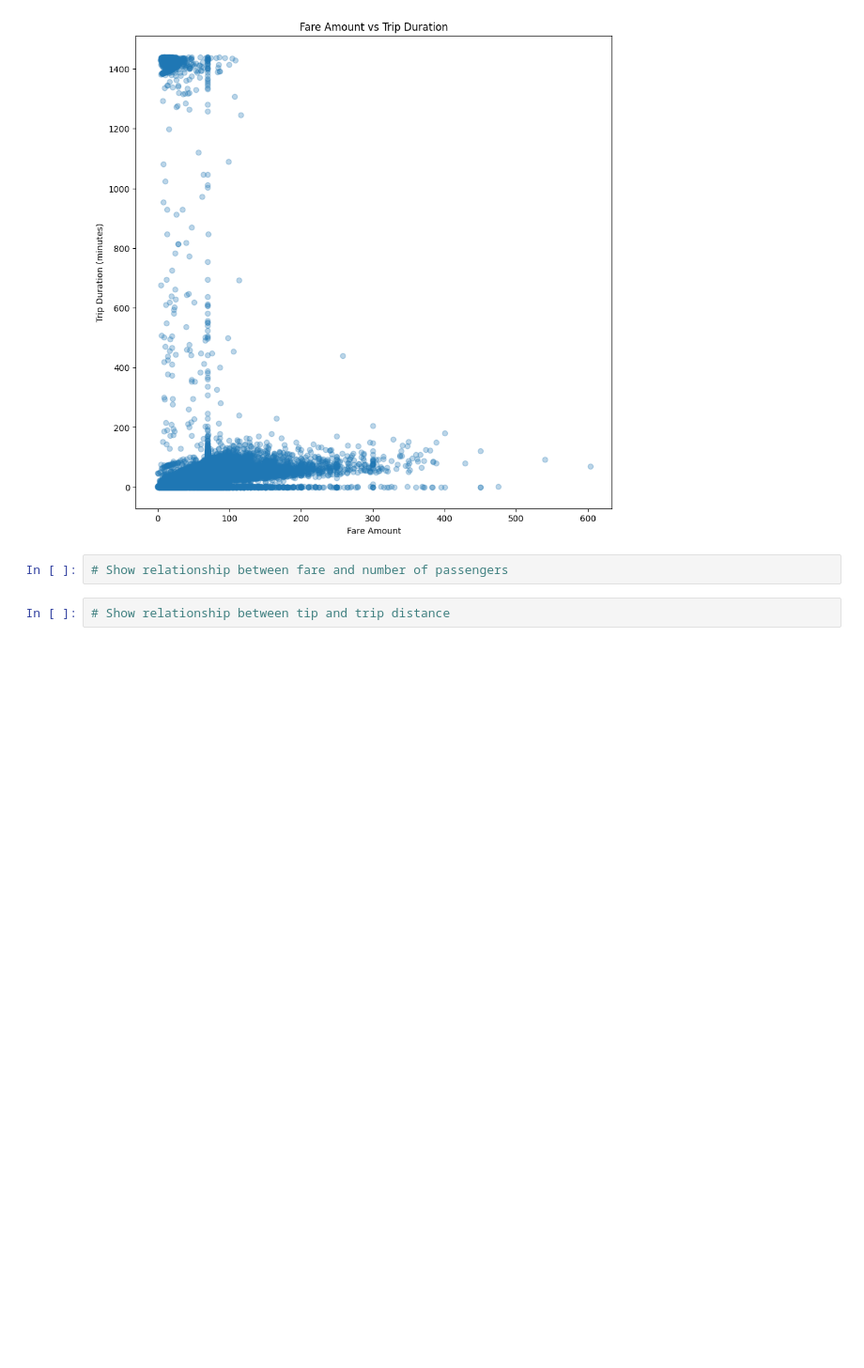
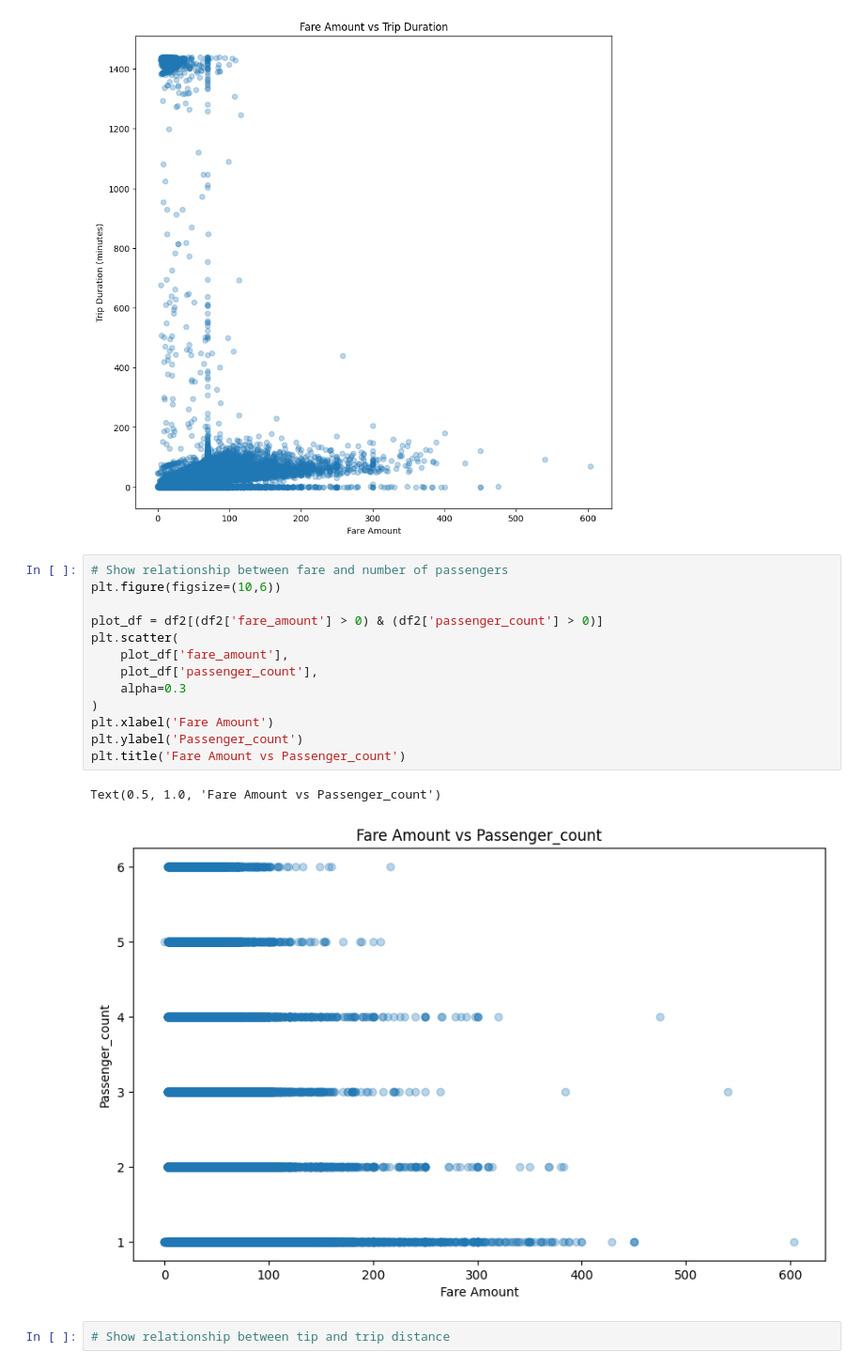
Before and after one commit to srinivasrom/MyStore, a Jupyter notebook: EDA_Assg_NYC_Taxi_Starter_Srinivas_Rompala.ipynb, the cells around one changed output. Shown at 94% size. Saved outputs shown, nothing was run; the diff lists cells and outputs as text; blank space fills up the shorter version.

```diff
--- a/EDA_Assg_NYC_Taxi_Starter_Srinivas_Rompala.ipynb
+++ b/EDA_Assg_NYC_Taxi_Starter_Srinivas_Rompala.ipynb
@@ -971,8 +971,22 @@ plt.title('Fare Amount vs Trip Duration')
 # %% [output]
 Text(0.5, 1.0, 'Fare Amount vs Trip Duration')
 [figure]
-# %%
-# Show relationship between fare and number of passengers
+# %%
+# Show relationship between fare and number of passengers
+plt.figure(figsize=(10,6))
+
+plot_df = df2[(df2['fare_amount'] > 0) & (df2['passenger_count'] > 0)]
+plt.scatter(
+    plot_df['fare_amount'],
+    plot_df['passenger_count'],
+    alpha=0.3
+)
+plt.xlabel('Fare Amount')
+plt.ylabel('Passenger_count')
+plt.title('Fare Amount vs Passenger_count')
+# %% [output]
+Text(0.5, 1.0, 'Fare Amount vs Passenger_count')
+[figure, added]
 # %%
 # Show relationship between tip and trip distance
 # %% [markdown]
```
Also changed, not shown: parts of 18 cells of this notebook.
